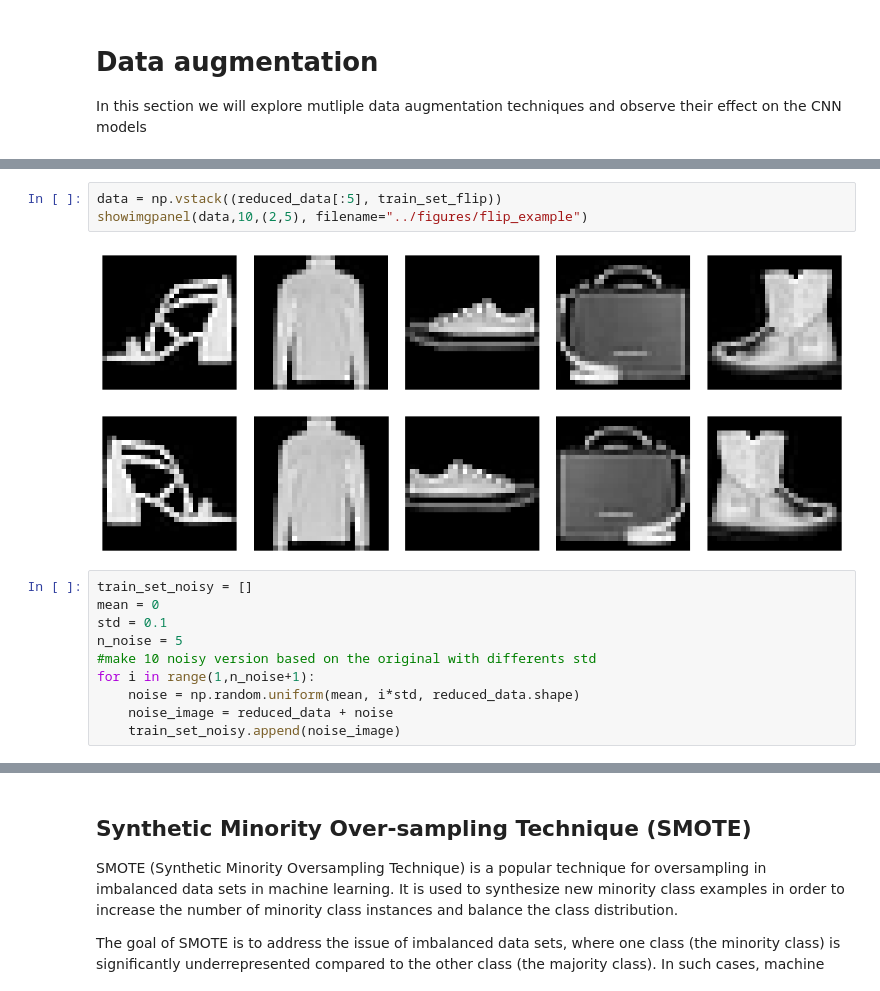
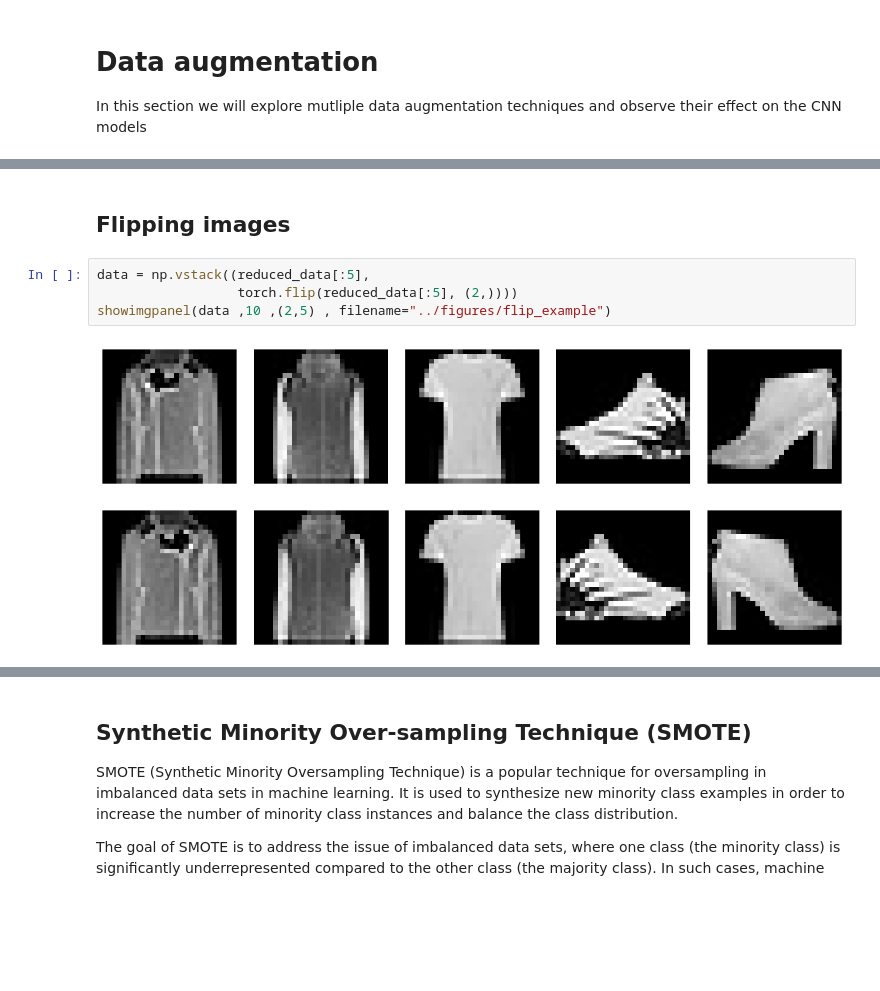
Before and after one commit to alexandre-flamant/FashionMNISTDataAugmentation, a Jupyter notebook: src/Data augmentation on MNIST.ipynb, the cells around one changed output, grey strips where cells are left out. Cells and saved outputs as stored; diff of their text form; blank space fills up the shorter version.

```diff
--- a/src/Data augmentation on MNIST.ipynb
+++ b/src/Data augmentation on MNIST.ipynb
@@ -602,15 +696,8 @@ train_set_flip = np.asarray(train_set_flip)
+# %% [markdown]
+## Flipping images
 # %%
-data = np.vstack((reduced_data[:5], train_set_flip))
-showimgpanel(data,10,(2,5), filename="../figures/flip_example")
+data = np.vstack((reduced_data[:5],
+                  torch.flip(reduced_data[:5], (2,))))
+showimgpanel(data ,10 ,(2,5) , filename="../figures/flip_example")
 # %% [output]
-[figure, old version]
+[figure, new version]
-# %%
-train_set_noisy = []
-mean = 0
-std = 0.1
-n_noise = 5
-#make 10 noisy version based on the original with differents std
-for i in range(1,n_noise+1):
-    noise = np.random.uniform(mean, i*std, reduced_data.shape)
-    noise_image = reduced_data + noise
-    train_set_noisy.append(noise_image)
```
Also changed, not shown: parts of 63 cells of this notebook, 18 other files.
